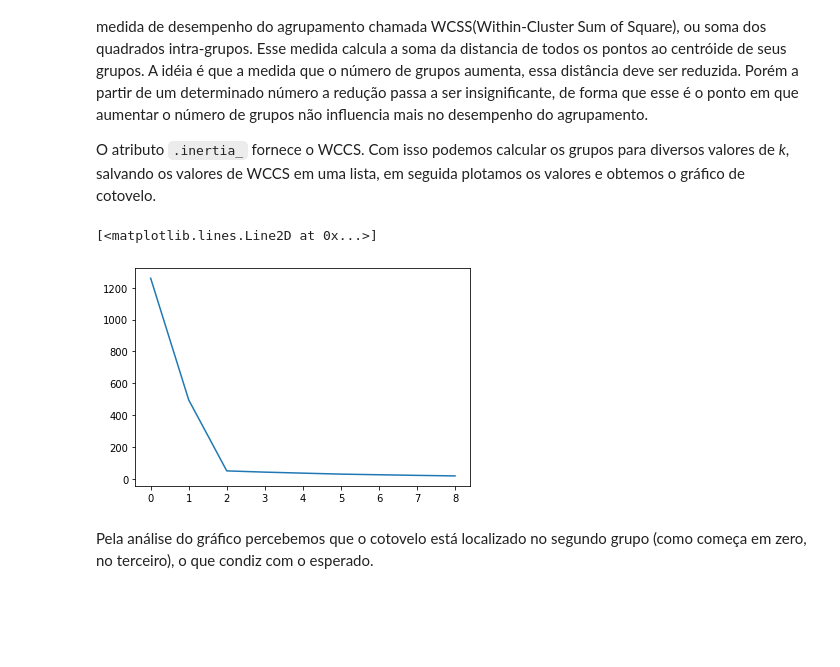
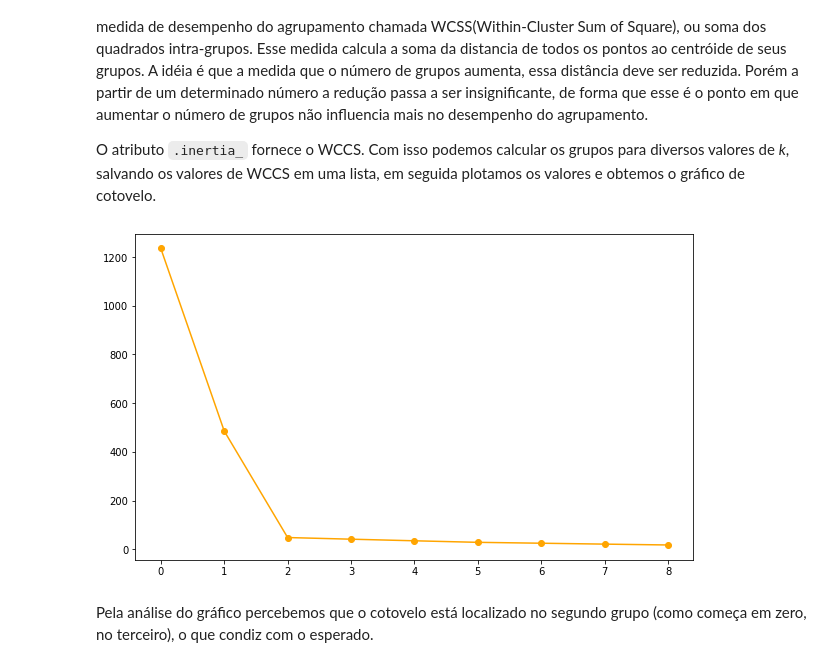
Before and after one commit to alexandrechecoli/alexandrechecoli.github.io, a Jupyter notebook: 2-mindados/AulasNotebook/Aula11 - Agrupamento.ipynb, the cells around one changed output. Saved outputs shown, nothing was run; the diff lists cells and outputs as text; code cells hidden in the pictures; blank space fills up the shorter version.

```diff
--- a/2-mindados/AulasNotebook/Aula11 - Agrupamento.ipynb
+++ b/2-mindados/AulasNotebook/Aula11 - Agrupamento.ipynb
@@ -104,19 +104,19 @@ Podemos usar uma abordagem visual chamada **gráfico de cotovelo (elbow plot)**.
 
 O atributo `.inertia_` fornece o WCCS. Com isso podemos calcular os grupos para diversos valores de *k*, salvando os valores de WCCS em uma lista, em seguida plotamos os valores e obtemos o gráfico de cotovelo.
 # %%
-
 l_inertia = []
 for k in range(1,10):
     kmeans = km(n_clusters = k, random_state = 0).fit(X)
     l_inertia.append(kmeans.inertia_)
 l_inertia
 
 # Agora plotamos os valores de inertia e vemos como o gráfico de cotovelo fica:
-fi, ax = plt.subplots(1,1)
-ax.plot(l_inertia)
+fig, ax = plt.subplots(1,1)
+fig.set_size_inches(10,6)
+ax.plot(l_inertia, marker = "o", color = "orange")
+plt.show()
 # %% [output]
-[<matplotlib.lines.Line2D at 0x...>]
-[figure, old version]
+[figure, new version]
 # %% [markdown]
 Pela análise do gráfico percebemos que o cotovelo está localizado no segundo grupo (como começa em zero, no terceiro), o que condiz com o esperado.
 # %% [markdown]
```
Also changed, not shown: parts of 24 cells of this notebook, 3 other files.
